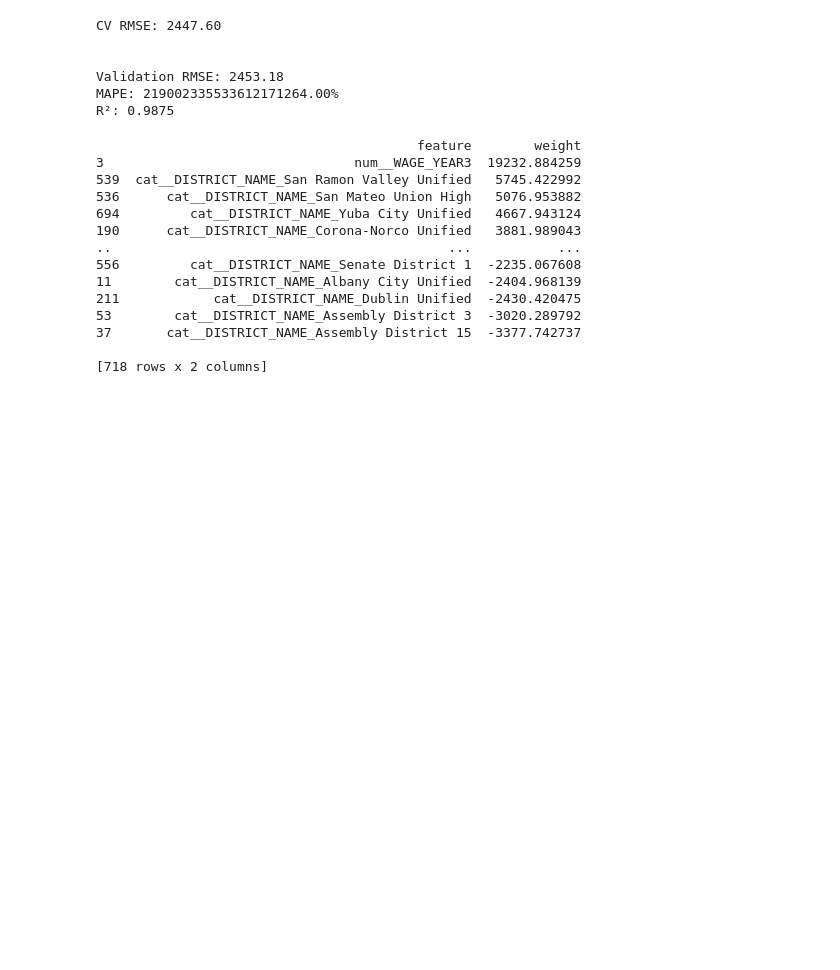
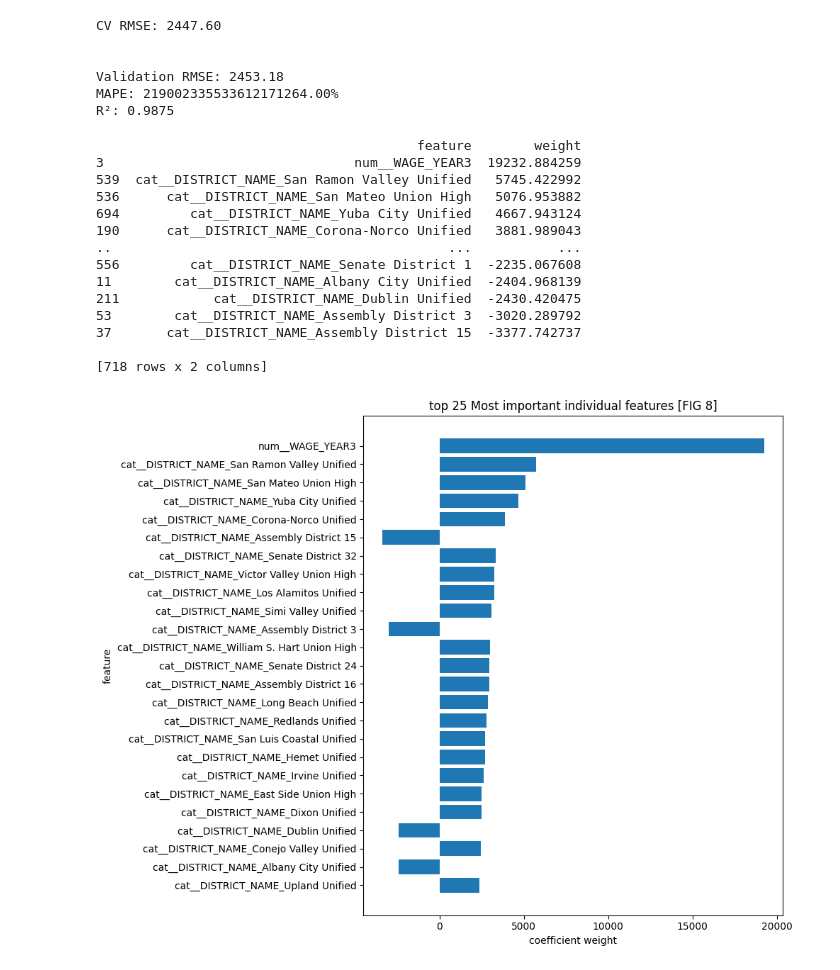
Before and after one commit to USF-AI-Fall-2025/assignment-05-data-challenge-1-ivanTk1, a Jupyter notebook: CS x62 - Assignment 5 - Data Challenge 1.ipynb, the cells around one changed output. Saved outputs shown, nothing was run; the diff lists cells and outputs as text; code cells hidden in the pictures; blank space fills up the shorter version.

```diff
--- a/CS x62 - Assignment 5 - Data Challenge 1.ipynb
+++ b/CS x62 - Assignment 5 - Data Challenge 1.ipynb
@@ -249,3 +270,19 @@ print(coef_df)
 37       cat__DISTRICT_NAME_Assembly District 15  -3377.742737
 
 [718 rows x 2 columns]
+# %%
+#take top 25 by absolute weight for visibility
+top_n = 25
+coef_df['abs_weight'] = coef_df['weight'].abs()
+top_coef = coef_df.sort_values(by='abs_weight', ascending=False).head(top_n)
+
+plt.figure(figsize=(10, 8))
+plt.barh(top_coef['feature'], top_coef['weight'])
+plt.title(f"top 25 Most important individual features [FIG 8]")
+plt.xlabel("coefficient weight")
+plt.ylabel("feature")
+plt.gca().invert_yaxis()
+plt.tight_layout()
+plt.show()
+# %% [output]
+[figure, added]
```
Also changed, not shown: parts of 5 cells of this notebook.
